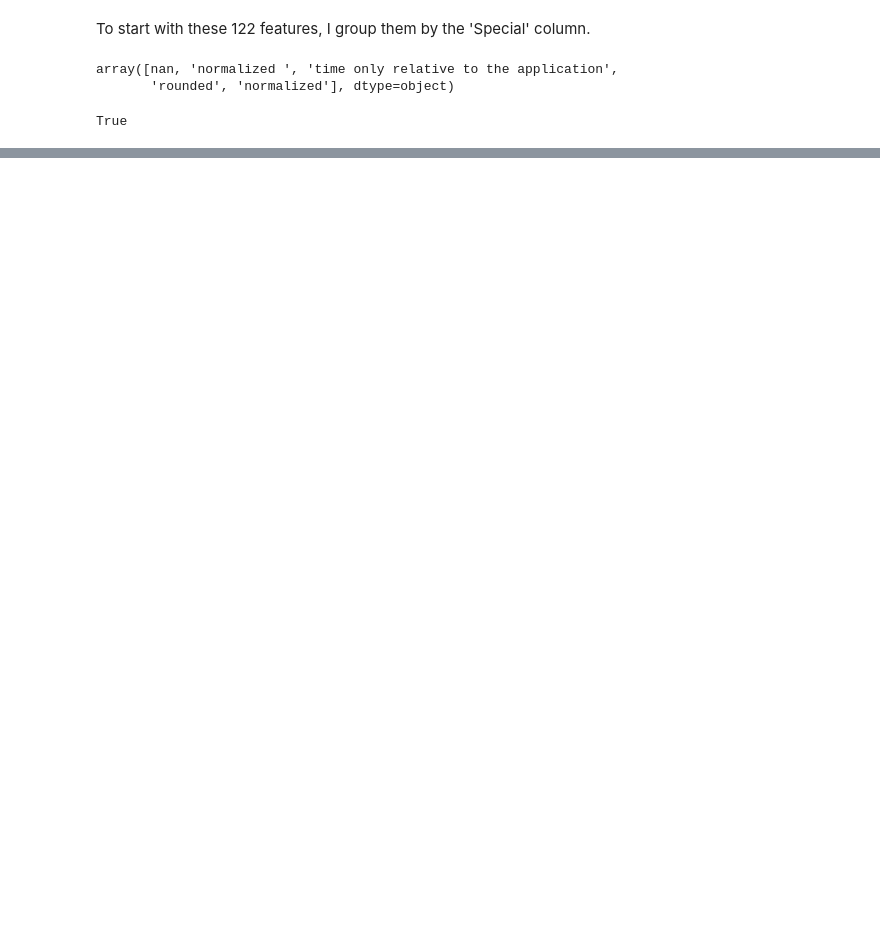
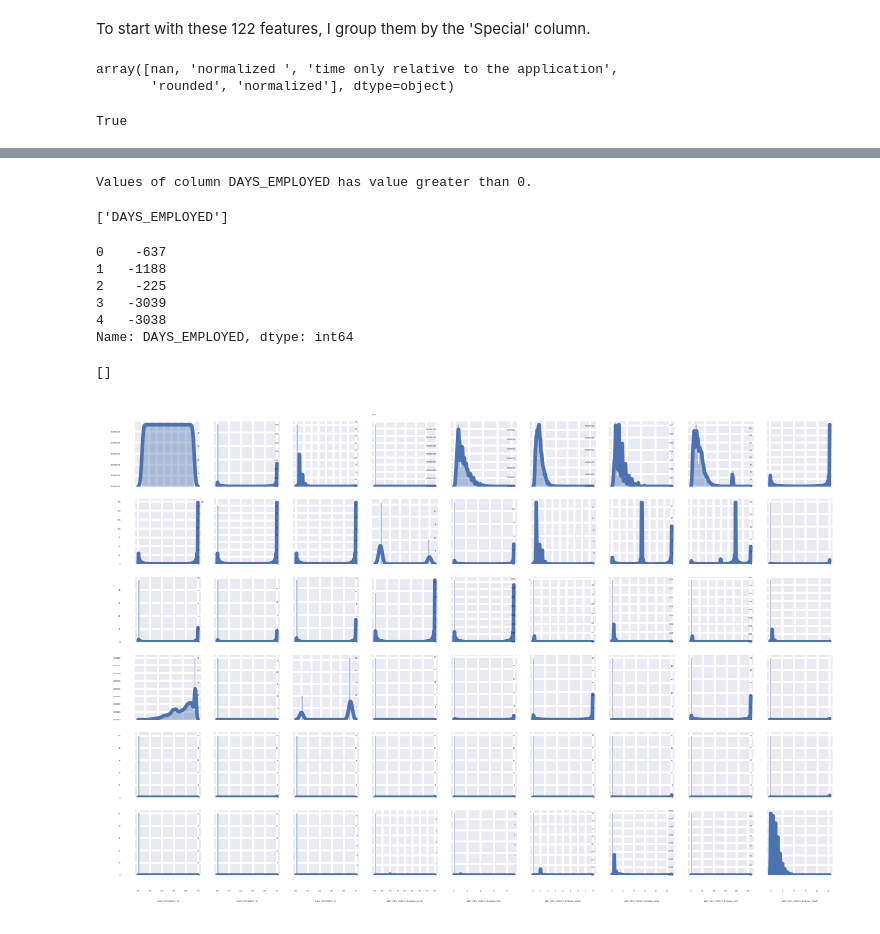
Before and after one commit to cryswen/HomeCreditRisk, a Jupyter notebook: EDA.ipynb, the cells around one changed output, grey strips where cells are left out. Saved outputs shown, nothing was run; the diff lists cells and outputs as text; code cells hidden in the pictures; blank space fills up the shorter version.

Commit message:
check abnormal numerical features
df['DAYS_EMPLOYED'].replace(365243,np.nan,inplace=True)

```diff
--- a/EDA.ipynb
+++ b/EDA.ipynb
@@ -52,14 +51,3 @@ df = pd.concat([data['train'],data['test']])
 train_row = data['train'].shape[0]
 # %% [markdown]
 __2. categorical features__
-# %%
-# summary of categorical features
-def cat_info(df):
-    cat_vars = list(df.select_dtypes(include = ['object']).columns)
-    uniqs = []
-    for col in cat_vars:
-        n_uniq = len(df.loc[:,col].unique())
-        uniqs.append(n_uniq)
-    return pd.DataFrame({'Categorical features': cat_vars,'No. unique categories':uniqs})
-
-cat_info(df)
@@ -84,3 +56,10 @@ cat_info(df)
+# %%
+# summary of categorical features
+def cat_info(df):
+    cat_f = df.select_dtypes(include = ['object']).apply(lambda x: x.nunique(dropna=False), axis = 0)
+    return cat_f
+
+cats = cat_info(df)
 # %% [markdown]
 By examing the categorical features, I found some categorical data use 'XNA' instead of np.nan as NA values. So next I will replace 'XNA' as np.nan values.
 # %%
@@ -238 +202,6 @@ normal_num_f = [f for f in normalized_f if f not in list(cat['Categorical featur
+# %%
+normal_num_f = [f for f in normalized_f if f not in cats.index]
+time_num_f = [f for f in time_to_app_f if f not in cats.index]
+round_num_f = [f for f in rounded_f if f not in cats.index]
+other_num_f = [f for f in other_f if f not in cats.index]
 # %%
@@ -294,13 +220,57 @@ Name: EXT_SOURCE_1, Length: 356255, dtype: float64
+# %%
+# all values in 'time only relative to the application' data should be negative
+def time_abb(df):
+    time_abb = []
+    for c in df.columns:
+        if df[c].dropna().le(0).all() == False:
+            print('Values of column ' + c + ' has value greater than 0.')
+            time_abb.append(c)
+    return time_abb
+
+time_abb(df[time_num_f])
+# %% [output]
+Values of column DAYS_EMPLOYED has value greater than 0.
+['DAYS_EMPLOYED']
+# %%
+df['DAYS_EMPLOYED'].head()
+# %% [output]
+0    -637
+1   -1188
+2    -225
+3   -3039
+4   -3038
+Name: DAYS_EMPLOYED, dtype: int64
+# %%
+df['DAYS_EMPLOYED'].replace(365243,np.nan,inplace=True)
+# %%
+# all values in 'time only relative to the application' data should be negative
+def round_abb(df):
+    round_abb = []
+    for c in df.columns:
+        if df[c].dropna().dtype != int:
+            print('Values of column ' + c + ' has value greater than 0.')
+            round_abb.append(c)
+    return round_abb
+
+round_abb(df[round_num_f])
+# %% [output]
+[]
 # %%
 # distribution plot
-def sns_distplot(dt,r,c,font_scale):
-    for i in range(len(df)):
-        fig, ax = plt.subplots(r,c)
+%matplotlib inline
+
+plt.rcParams['figure.dpi'] = 300
+
+def sns_distplot(df,r,c,font_scale):
+    fig, axs = plt.subplots(r,c)
+    for i in range(df.shape[1]):
         row = i//c
         col = i%c
-        sns.distplot(dt.dropna(),ax = ax[row,col])
+        sns.distplot(df.iloc[:,i].dropna(),ax = axs[row,col])
         sns.set(font_scale=font_scale)
     plt.show()
 
-dt = df[num_abb.columns]
-sns_distplot(dt,10,7,0.01)
+other_num = df[other_num_f]
+sns_distplot(other_num,6,9,0.01)
+# %% [output]
+[figure, added]
```
Also changed, not shown: parts of 12 cells of this notebook.
